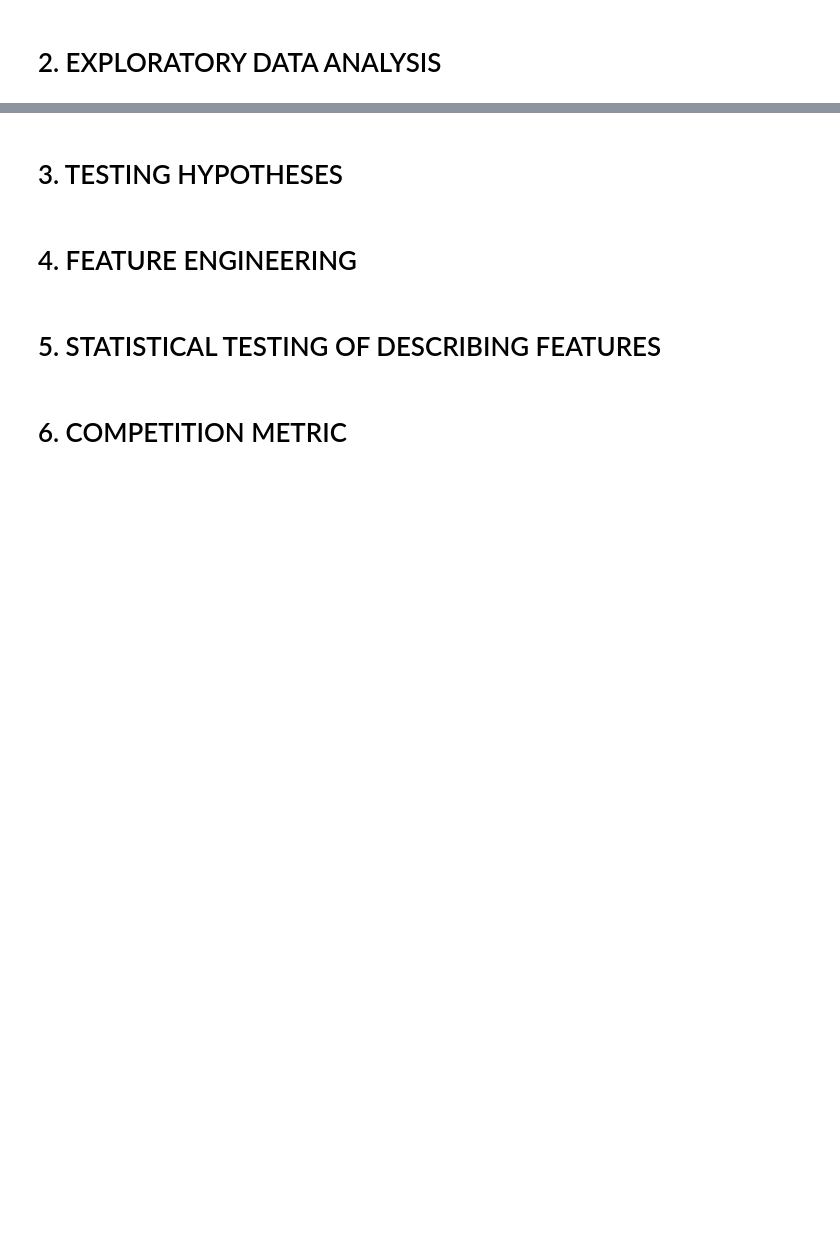
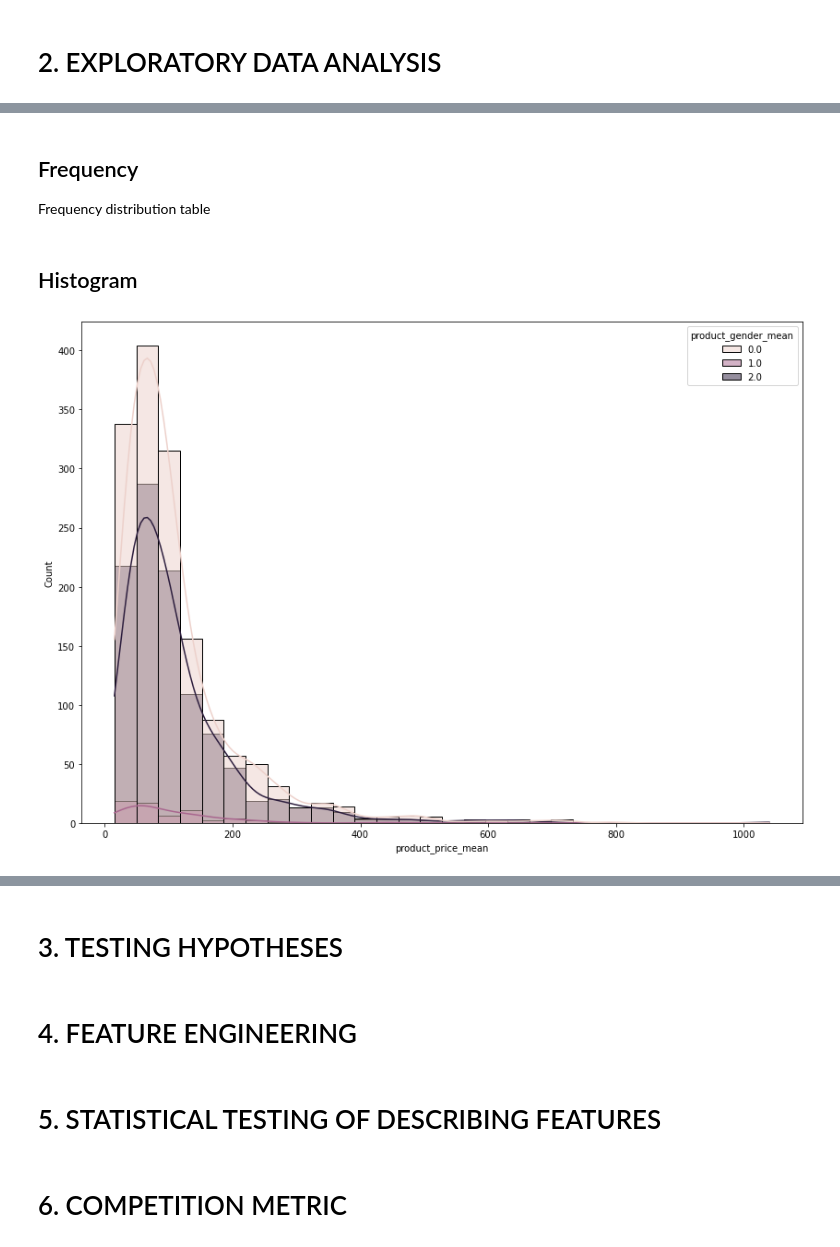
Before and after one commit to anras5/Criteo-Search-Data, a Jupyter notebook: main_notebook.ipynb, the cells around one changed output, grey strips where cells are left out. Drawn from its saved outputs; the diff is of its cells as text; code cells hidden in the pictures; blank space fills up the shorter version.

Commit message:
Add histplot, boxplot

```diff
--- a/main_notebook.ipynb
+++ b/main_notebook.ipynb
@@ -274,0 +254,13 @@ statistics
+# %% [markdown]
+## Frequency
+
+Frequency distribution table
+# %% [markdown]
+## Histogram
+# %%
+plt.figure(figsize=(14, 10))
+
+sns.histplot(data=df, x='product_price_mean', bins=30, hue='product_gender_mean', kde=True)
+plt.show()
+# %% [output]
+[figure, added]
```
Also changed, not shown: parts of 7 cells of this notebook.
